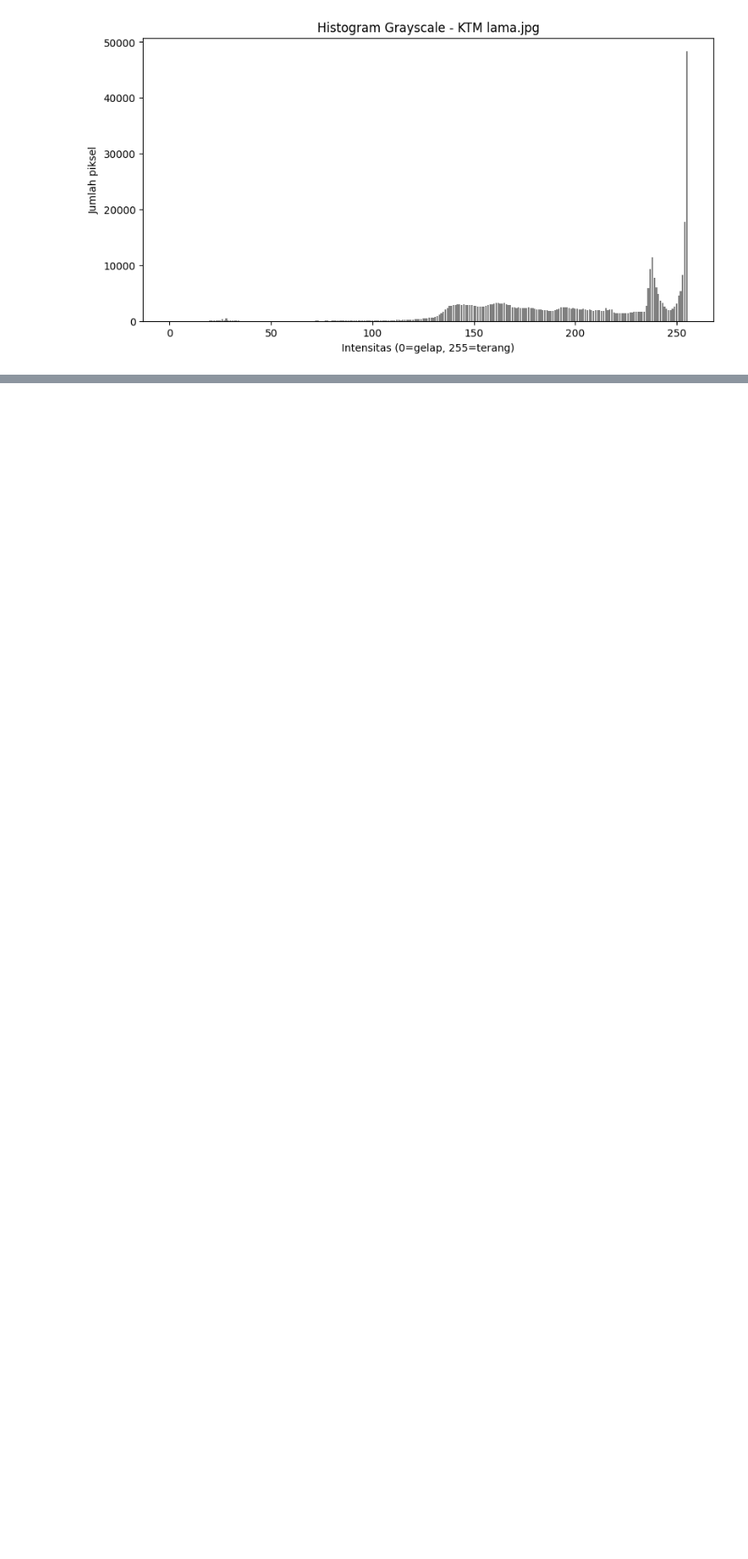
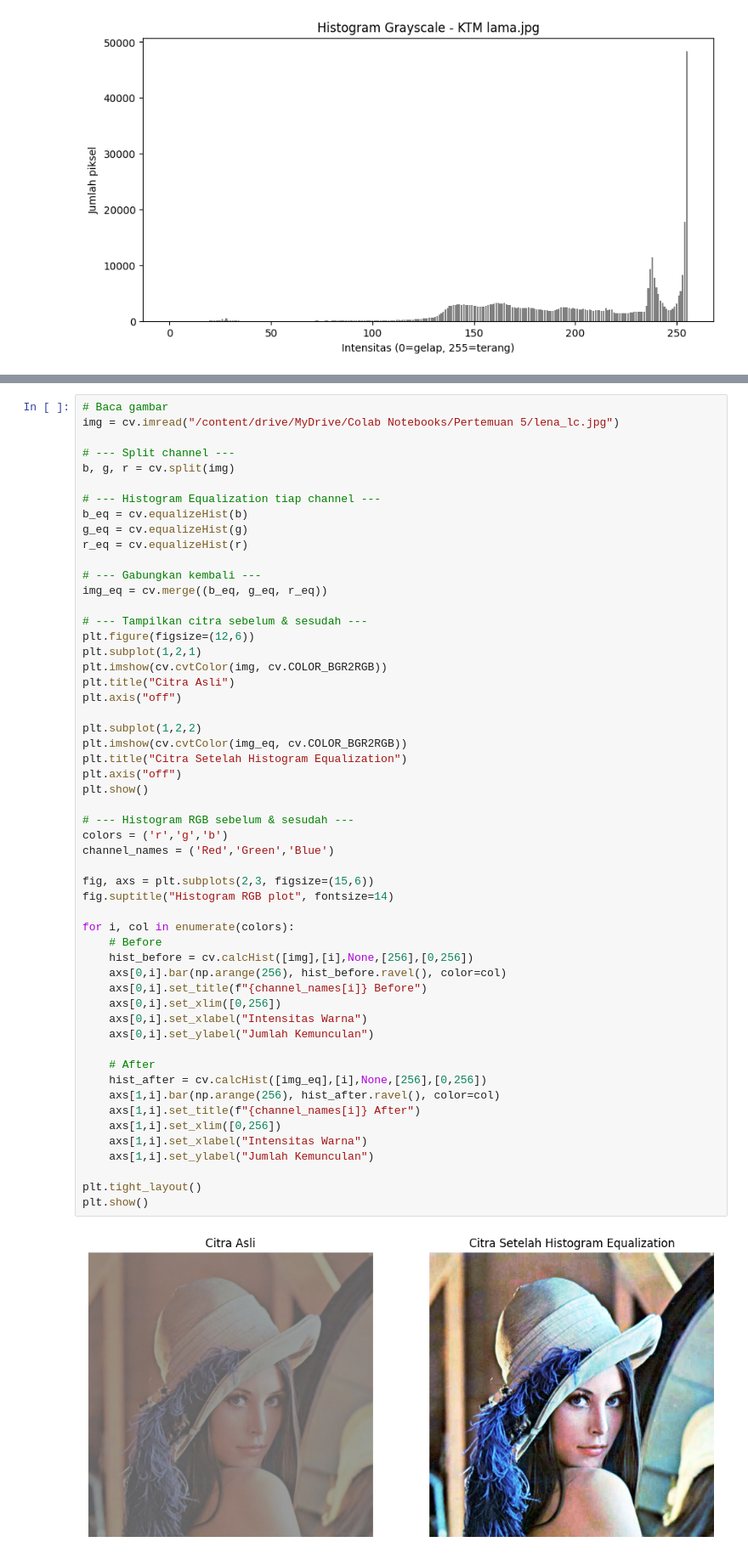
Before and after one commit to AJULUMEL/PCVK25_3F_07, a Jupyter notebook: WEEK5_07.ipynb, the cells around one changed output, grey strips where cells are left out. Shown at 85% size. Drawn from its saved outputs; the diff is of its cells as text; blank space fills up the shorter version.

```diff
--- a/WEEK5_07.ipynb
+++ b/WEEK5_07.ipynb
@@ -91,0 +99,56 @@ plt.show()
+# %%
+# Baca gambar
+img = cv.imread("/content/drive/MyDrive/Colab Notebooks/Pertemuan 5/lena_lc.jpg")
+
+# --- Split channel ---
+b, g, r = cv.split(img)
+
+# --- Histogram Equalization tiap channel ---
+b_eq = cv.equalizeHist(b)
+g_eq = cv.equalizeHist(g)
+r_eq = cv.equalizeHist(r)
+
+# --- Gabungkan kembali ---
+img_eq = cv.merge((b_eq, g_eq, r_eq))
+
+# --- Tampilkan citra sebelum & sesudah ---
+plt.figure(figsize=(12,6))
+plt.subplot(1,2,1)
+plt.imshow(cv.cvtColor(img, cv.COLOR_BGR2RGB))
+plt.title("Citra Asli")
+plt.axis("off")
+
+plt.subplot(1,2,2)
+plt.imshow(cv.cvtColor(img_eq, cv.COLOR_BGR2RGB))
+plt.title("Citra Setelah Histogram Equalization")
+plt.axis("off")
+plt.show()
+
+# --- Histogram RGB sebelum & sesudah ---
+colors = ('r','g','b')
+channel_names = ('Red','Green','Blue')
+
+fig, axs = plt.subplots(2,3, figsize=(15,6))
+fig.suptitle("Histogram RGB plot", fontsize=14)
+
+for i, col in enumerate(colors):
+    # Before
+    hist_before = cv.calcHist([img],[i],None,[256],[0,256])
+    axs[0,i].bar(np.arange(256), hist_before.ravel(), color=col)
+    axs[0,i].set_title(f"{channel_names[i]} Before")
+    axs[0,i].set_xlim([0,256])
+    axs[0,i].set_xlabel("Intensitas Warna")
+    axs[0,i].set_ylabel("Jumlah Kemunculan")
+
+    # After
+    hist_after = cv.calcHist([img_eq],[i],None,[256],[0,256])
+    axs[1,i].bar(np.arange(256), hist_after.ravel(), color=col)
+    axs[1,i].set_title(f"{channel_names[i]} After")
+    axs[1,i].set_xlim([0,256])
+    axs[1,i].set_xlabel("Intensitas Warna")
+    axs[1,i].set_ylabel("Jumlah Kemunculan")
+
+plt.tight_layout()
+plt.show()
+# %% [output]
+[figure, added]
```
Also changed, not shown: parts of 5 cells of this notebook.
